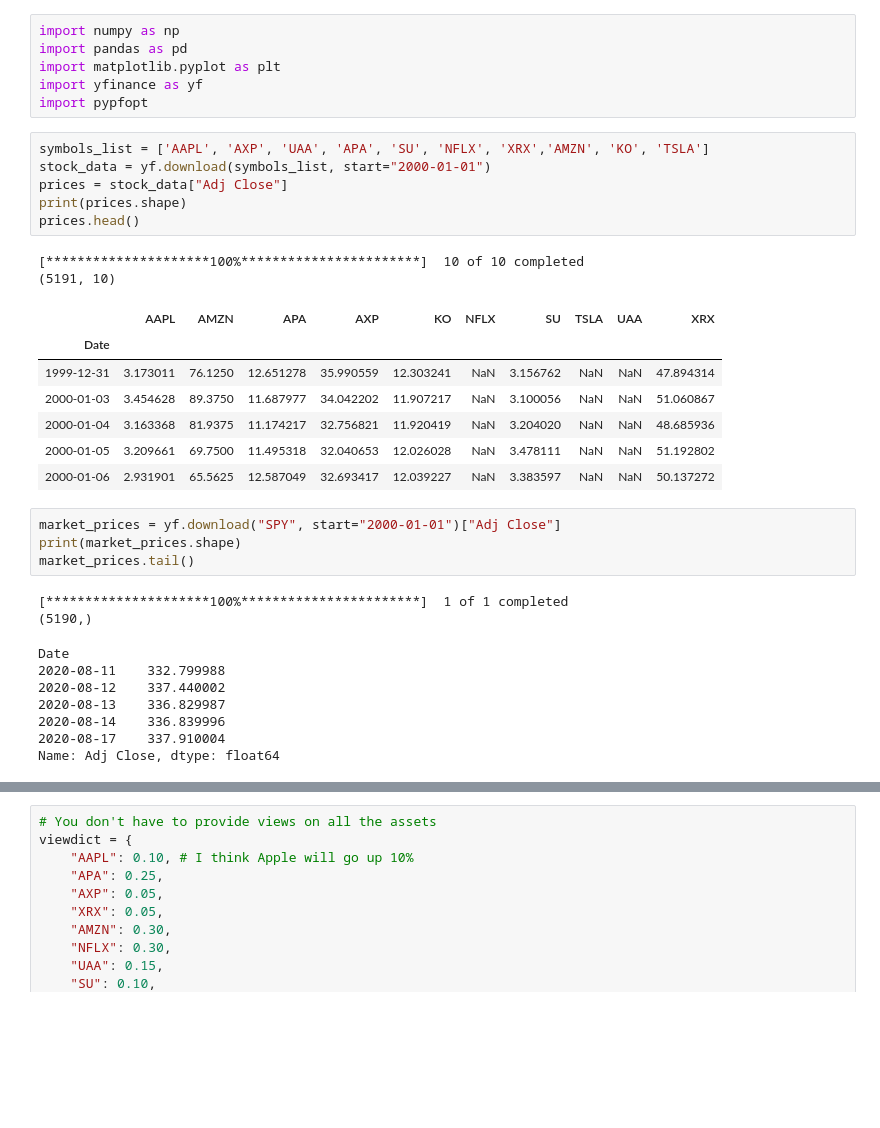
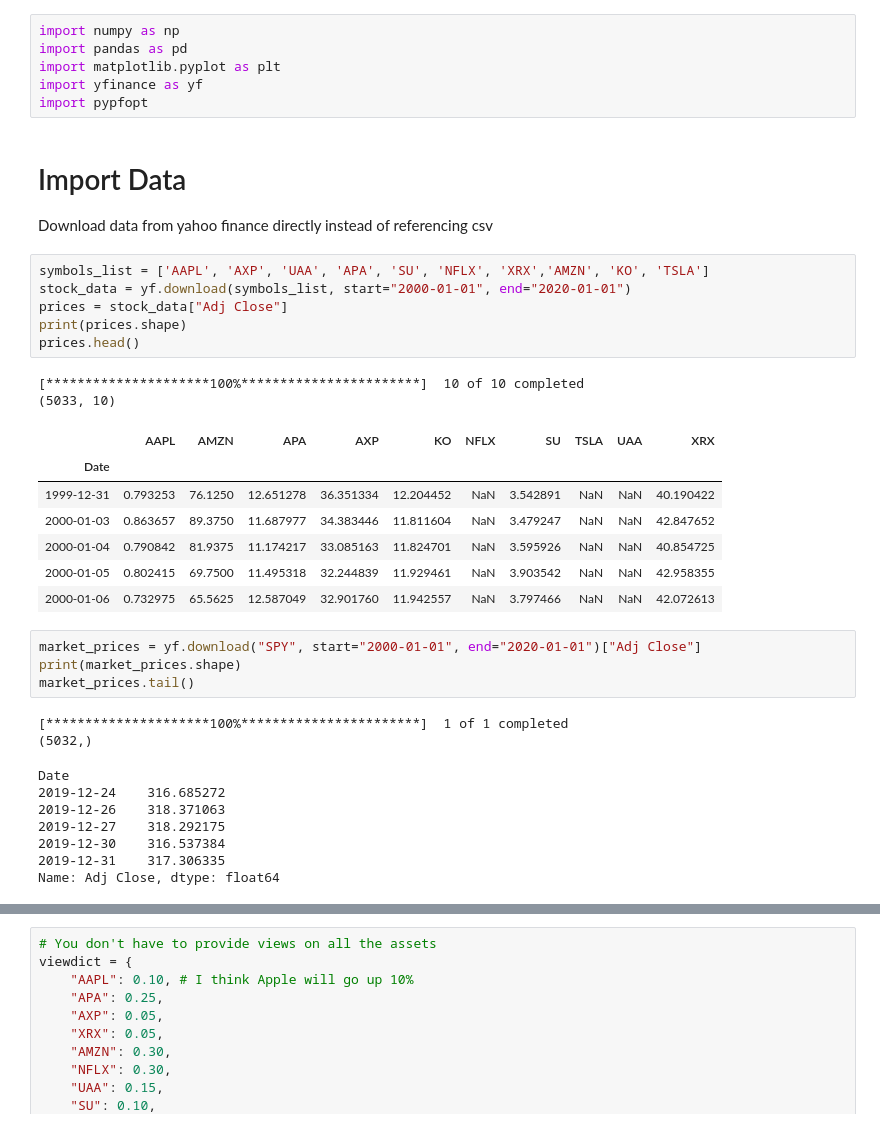
Before and after one commit to marcusfooo/Berkshire-Portfolio-Analysis, a Jupyter notebook: 3.black-litterman.ipynb, the cells around one changed output, grey strips where cells are left out. Cells and saved outputs as stored; diff of their text form; blank space fills up the shorter version.

```diff
--- a/3.black-litterman.ipynb
+++ b/3.black-litterman.ipynb
@@ -6,35 +6,38 @@ import pandas as pd
 import matplotlib.pyplot as plt
 import yfinance as yf
 import pypfopt
+# %% [markdown]
+# Import Data
+Download data from yahoo finance directly instead of referencing csv
 # %%
 symbols_list = ['AAPL', 'AXP', 'UAA', 'APA', 'SU', 'NFLX', 'XRX','AMZN', 'KO', 'TSLA']
-stock_data = yf.download(symbols_list, start="2000-01-01")
+stock_data = yf.download(symbols_list, start="2000-01-01", end="2020-01-01")
 prices = stock_data["Adj Close"]
 print(prices.shape)
 prices.head()
 # %% [output]
 [*********************100%***********************]  10 of 10 completed
-(5191, 10)
+(5033, 10)
 |  | AAPL | AMZN | APA | AXP | KO | NFLX | SU | TSLA | UAA | XRX |
 | Date |  |  |  |  |  |  |  |  |  |  |
-| 1999-12-31 | 3.173011 | 76.1250 | 12.651278 | 35.990559 | 12.303241 | NaN | 3.156762 | NaN | NaN | 47.894314 |
-| 2000-01-03 | 3.454628 | 89.3750 | 11.687977 | 34.042202 | 11.907217 | NaN | 3.100056 | NaN | NaN | 51.060867 |
-| 2000-01-04 | 3.163368 | 81.9375 | 11.174217 | 32.756821 | 11.920419 | NaN | 3.204020 | NaN | NaN | 48.685936 |
-| 2000-01-05 | 3.209661 | 69.7500 | 11.495318 | 32.040653 | 12.026028 | NaN | 3.478111 | NaN | NaN | 51.192802 |
-| 2000-01-06 | 2.931901 | 65.5625 | 12.587049 | 32.693417 | 12.039227 | NaN | 3.383597 | NaN | NaN | 50.137272 |
+| 1999-12-31 | 0.793253 | 76.1250 | 12.651278 | 36.351334 | 12.204452 | NaN | 3.542891 | NaN | NaN | 40.190422 |
+| 2000-01-03 | 0.863657 | 89.3750 | 11.687977 | 34.383446 | 11.811604 | NaN | 3.479247 | NaN | NaN | 42.847652 |
+| 2000-01-04 | 0.790842 | 81.9375 | 11.174217 | 33.085163 | 11.824701 | NaN | 3.595926 | NaN | NaN | 40.854725 |
+| 2000-01-05 | 0.802415 | 69.7500 | 11.495318 | 32.244839 | 11.929461 | NaN | 3.903542 | NaN | NaN | 42.958355 |
+| 2000-01-06 | 0.732975 | 65.5625 | 12.587049 | 32.901760 | 11.942557 | NaN | 3.797466 | NaN | NaN | 42.072613 |
 # %%
-market_prices = yf.download("SPY", start="2000-01-01")["Adj Close"]
+market_prices = yf.download("SPY", start="2000-01-01", end="2020-01-01")["Adj Close"]
 print(market_prices.shape)
 market_prices.tail()
 # %% [output]
 [*********************100%***********************]  1 of 1 completed
-(5190,)
+(5032,)
 Date
-2020-08-11    332.799988
-2020-08-12    337.440002
-2020-08-13    336.829987
-2020-08-14    336.839996
-2020-08-17    337.910004
+2019-12-24    316.685272
+2019-12-26    318.371063
+2019-12-27    318.292175
+2019-12-30    316.537384
+2019-12-31    317.306335
 Name: Adj Close, dtype: float64
 # %%
 mkt_caps = {}
```
Also changed, not shown: parts of 24 cells of this notebook, 3 other files.
